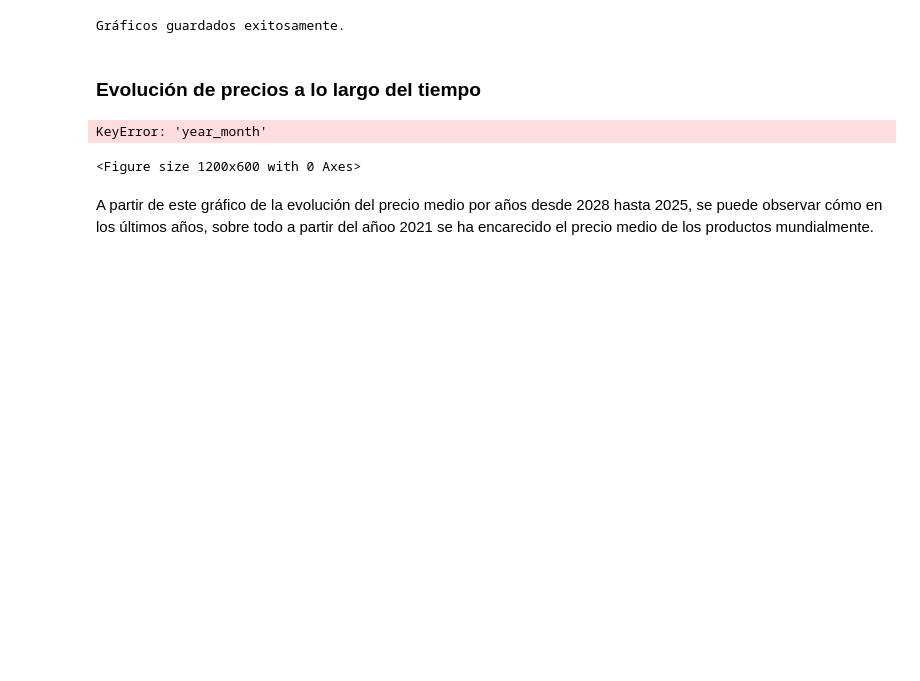
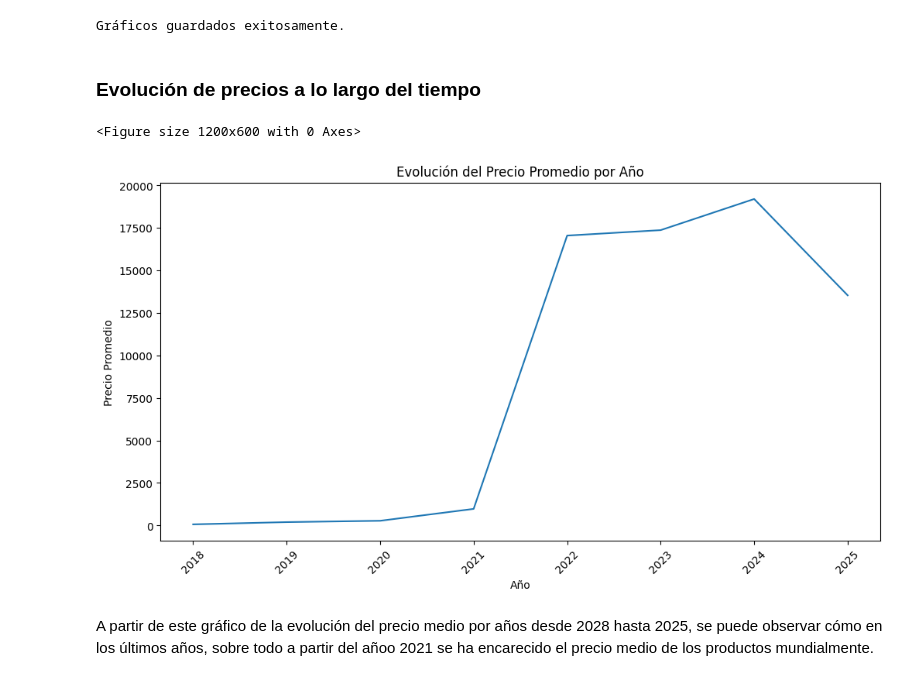
Before and after one commit to nevalego/machine_learning_AI_python, a Jupyter notebook: food_crisis/food_prices_stats.ipynb, the cells around one changed output. Drawn from its saved outputs; the diff is of its cells as text; code cells hidden in the pictures; blank space fills up the shorter version.

```diff
--- a/food_crisis/food_prices_stats.ipynb
+++ b/food_crisis/food_prices_stats.ipynb
@@ -268,23 +268,23 @@ Gráficos guardados exitosamente.
 # %%
 # Evolución de precios promedio a lo largo del tiempo (por año y mes)
 plt.figure(figsize=(12, 6))
 annual_prices = df.groupby('year')['price'].mean()
 
 
 # Calcular el precio promedio por mes/año
-monthly_prices = df.groupby('year_month')['price'].mean()
+monthly_prices = df.groupby('year')['price'].mean()
 
 plt.figure(figsize=(12, 6))
 sns.lineplot(x=annual_prices.index.astype(str), y=annual_prices.values)
 plt.title('Evolución del Precio Promedio por Año')
 plt.xticks(rotation=45)
 plt.xlabel('Año')
 plt.ylabel('Precio Promedio')
 plt.savefig("food_crisis/graphics/stats/prices_over_time.png")
 plt.show()
 # %% [output]
-KeyError: 'year_month'
+<Figure size 1200x600 with 0 Axes>
-<Figure size 1200x600 with 0 Axes>
+[figure, added]
 # %% [markdown]
 A partir de este gráfico de la evolución del precio medio por años desde 2028 hasta 2025, se puede observar cómo en los últimos años, sobre todo a partir del añoo 2021 se ha encarecido el precio medio de los productos mundialmente.
 # %%
```
Also changed, not shown: 2 other files.
